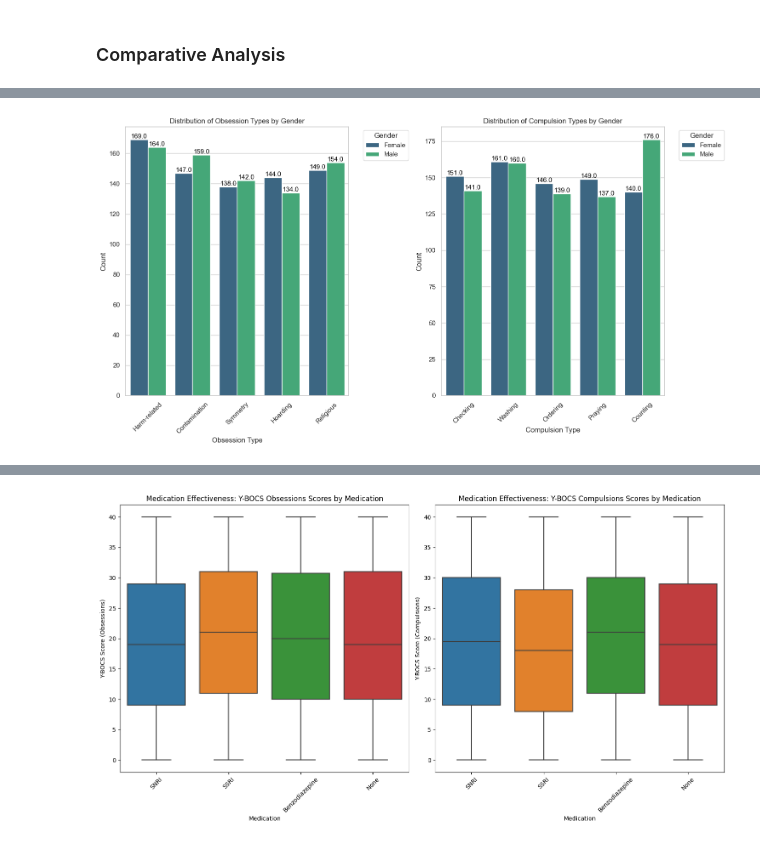
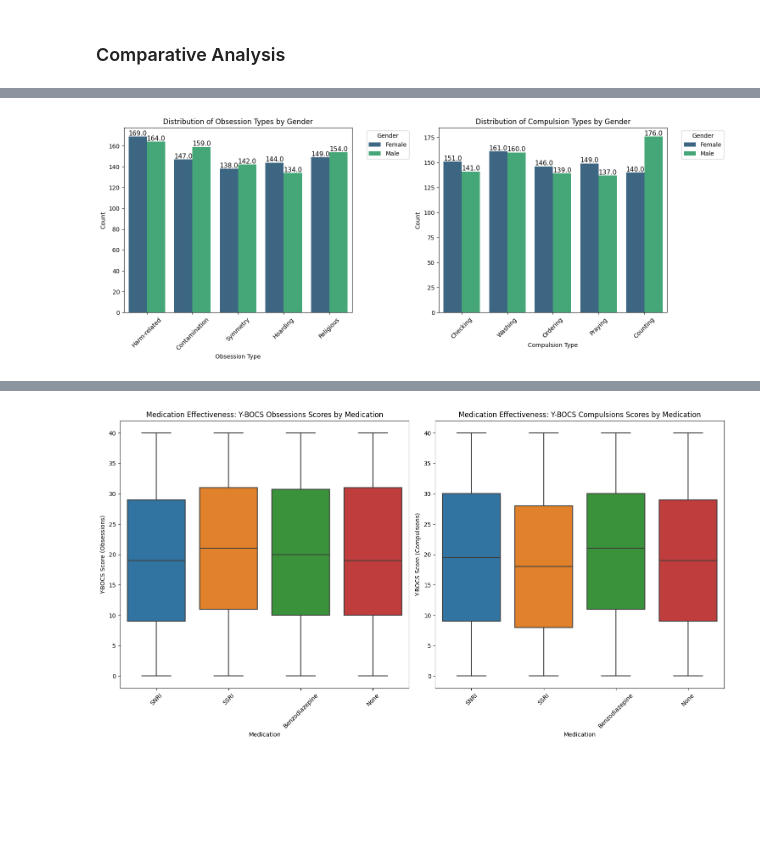
Before and after one commit to Kimchi21/Data-Analysis_Portfolio, a Jupyter notebook: OCD/Python Notebooks/OCD_Patient_Analysis.ipynb, the cells around one changed output, grey strips where cells are left out. Cells and saved outputs as stored; diff of their text form; code cells hidden in the pictures; blank space fills up the shorter version.

```diff
--- a/OCD/Python Notebooks/OCD_Patient_Analysis.ipynb
+++ b/OCD/Python Notebooks/OCD_Patient_Analysis.ipynb
@@ -227,25 +250,26 @@ plt.show()
 # %%
-fig, axes = plt.subplots(1, 2, figsize=(15, 8))
+def plot_side_by_side_countplots(df, hue_col):
+    fig, axes = plt.subplots(1, 2, figsize=(15, 6))
 
-sns.countplot(ax=axes[0], x='ObsessionType', data=df, hue='Ethnicity', palette='viridis')
-axes[0].set_title('Distribution of Obsession Types by Ethnicity')
-axes[0].set_xlabel('Obsession Type')
-axes[0].set_ylabel('Count')
-axes[0].tick_params(axis='x', rotation=45)
-axes[0].legend(title='Ethnicity', bbox_to_anchor=(1.05, 1), loc='upper left')
+    sns.countplot(ax=axes[0], x='ObsessionType', data=df, hue=hue_col, palette='viridis')
+    axes[0].set_title(f'Distribution of Obsession Types by {hue_col}')
+    axes[0].set_xlabel('Obsession Type')
+    axes[0].set_ylabel('Count')
+    axes[0].tick_params(axis='x', rotation=45)
+    axes[0].legend(title=f'{hue_col}', bbox_to_anchor=(1.05, 1), loc='upper left')
 
-sns.countplot(ax=axes[1], x='CompulsionType', data=df, hue='Ethnicity', palette='viridis')
-axes[1].set_title('Distribution of Compulsion Types by Ethnicity')
-axes[1].set_xlabel('Compulsion Type')
-axes[1].set_ylabel('Count')
-axes[1].tick_params(axis='x', rotation=45)
-axes[1].legend(title='Ethnicity', bbox_to_anchor=(1.05, 1), loc='upper left')
+    sns.countplot(ax=axes[1], x='CompulsionType', data=df, hue=hue_col, palette='viridis')
+    axes[1].set_title(f'Distribution of Compulsion Types by {hue_col}')
+    axes[1].set_xlabel('Compulsion Type')
+    axes[1].set_ylabel('Count')
+    axes[1].tick_params(axis='x', rotation=45)
+    axes[1].legend(title=f'{hue_col}', bbox_to_anchor=(1.05, 1), loc='upper left')
 
-for ax in axes:
-    for p in ax.patches:
-        ax.annotate(f'{p.get_height()}', (p.get_x() + p.get_width() / 2., p.get_height()),
-                    ha='center', va='center', fontsize=11, color='black', xytext=(0, 5),
-                    textcoords='offset points')
+    for ax in axes:
+        for p in ax.patches:
+            ax.annotate(f'{p.get_height()}', (p.get_x() + p.get_width() / 2., p.get_height()),
+                        ha='center', va='center', fontsize=11, color='black', xytext=(0, 5),
+                        textcoords='offset points')
 
-plt.tight_layout()
-plt.show()
+    plt.tight_layout()
+    plt.show()
@@ -362,27 +276,4 @@ plt.show()
-# %%
-fig, axes = plt.subplots(1, 2, figsize=(15, 8))
-
-sns.countplot(ax=axes[0], x='ObsessionType', data=df, hue='Gender', palette='viridis')
-axes[0].set_title('Distribution of Obsession Types by Gender')
-axes[0].set_xlabel('Obsession Type')
-axes[0].set_ylabel('Count')
-axes[0].tick_params(axis='x', rotation=45)
-axes[0].legend(title='Gender', bbox_to_anchor=(1.05, 1), loc='upper left')
-
-sns.countplot(ax=axes[1], x='CompulsionType', data=df, hue='Gender', palette='viridis')
-axes[1].set_title('Distribution of Compulsion Types by Gender')
-axes[1].set_xlabel('Compulsion Type')
-axes[1].set_ylabel('Count')
-axes[1].tick_params(axis='x', rotation=45)
-axes[1].legend(title='Gender', bbox_to_anchor=(1.05, 1), loc='upper left')
-
-for ax in axes:
-    for p in ax.patches:
-        ax.annotate(f'{p.get_height()}', (p.get_x() + p.get_width() / 2., p.get_height()),
-                    ha='center', va='center', fontsize=11, color='black', xytext=(0, 5),
-                    textcoords='offset points')
-
-plt.tight_layout()
-plt.show()
-# %% [output]
-[figure, removed]
+# %%
+plot_side_by_side_countplots(df, 'Gender')
+# %% [output]
+[figure, added]
```
Also changed, not shown: parts of 39 cells of this notebook.
